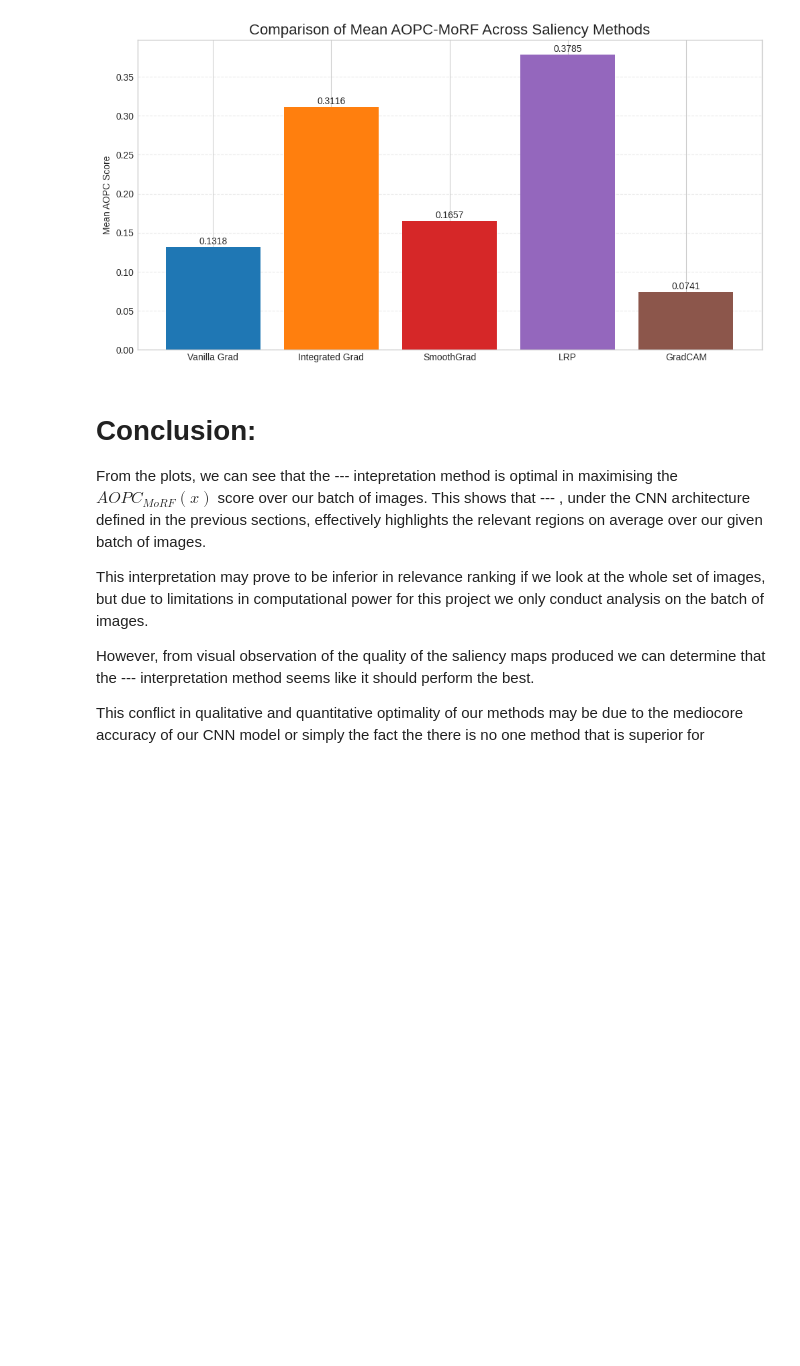
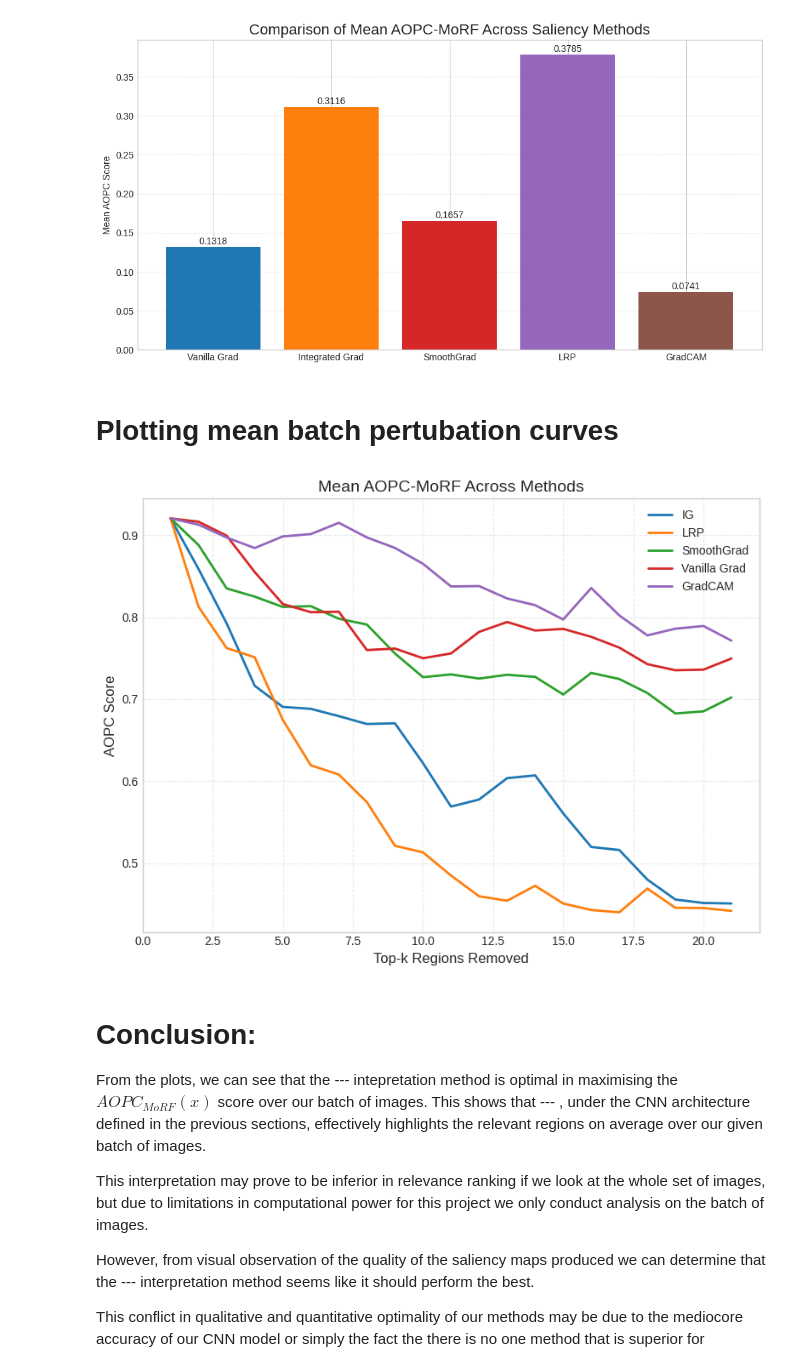
Before and after one commit to y-oth/dst_assessment2, a Jupyter notebook: ComparisonFinalModel.ipynb, the cells around one changed output. Cells and saved outputs as stored; diff of their text form; code cells hidden in the pictures; blank space fills up the shorter version.

```diff
--- a/ComparisonFinalModel.ipynb
+++ b/ComparisonFinalModel.ipynb
@@ -1447,6 +1447,46 @@ plot_mean_aopc_bar(
 )
 # %% [output]
 [figure]
+# %% [markdown]
+# Plotting mean batch pertubation curves
+# %%
+mean_curves = {
+    "IG": mean_curve_IG,
+    "LRP": mean_curve_LRP,
+    "SmoothGrad": mean_curve_SG,
+    "Vanilla Grad": mean_curve_VG,
+    "GradCAM": mean_curve_GC
+}
+
+def plot_aopc_curves(curve_dict, max_k=None, title="AOPC-MoRF Comparison"):
+    """
+    curve_dict: {method_name: mean_curve_list}
+    max_k: number of k steps (infer automatically if None)
+    """
+
+    plt.figure(figsize=(8, 6))
+
+    for method, curve in curve_dict.items():
+        curve = np.array(curve)
+
+        if max_k is None:
+            ks = np.arange(1, len(curve) + 1)
+        else:
+            ks = np.arange(1, max_k + 1)
+
+        plt.plot(ks, curve, label=method, linewidth=2)
+
+    plt.xlabel("Top-k Regions Removed", fontsize=12)
+    plt.ylabel("AOPC Score", fontsize=12)
+    plt.title(title, fontsize=14)
+    plt.legend()
+    plt.grid(True, linestyle="--", alpha=0.4)
+    plt.tight_layout()
+    plt.show()
+# %%
+plot_aopc_curves(mean_curves, title="Mean AOPC-MoRF Across Methods")
+# %% [output]
+[figure, added]
 # %% [markdown]
 
 # Conclusion:
```
